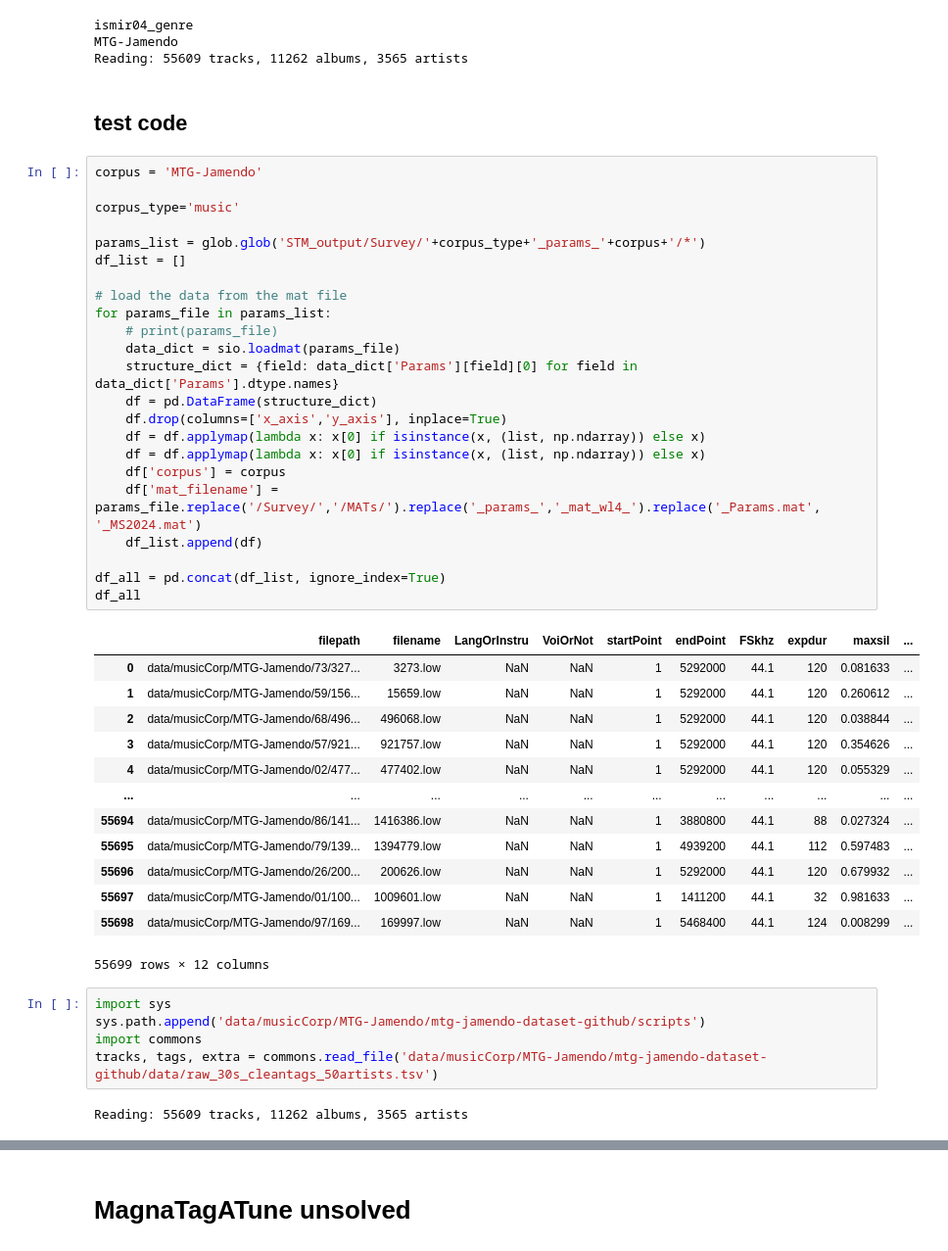
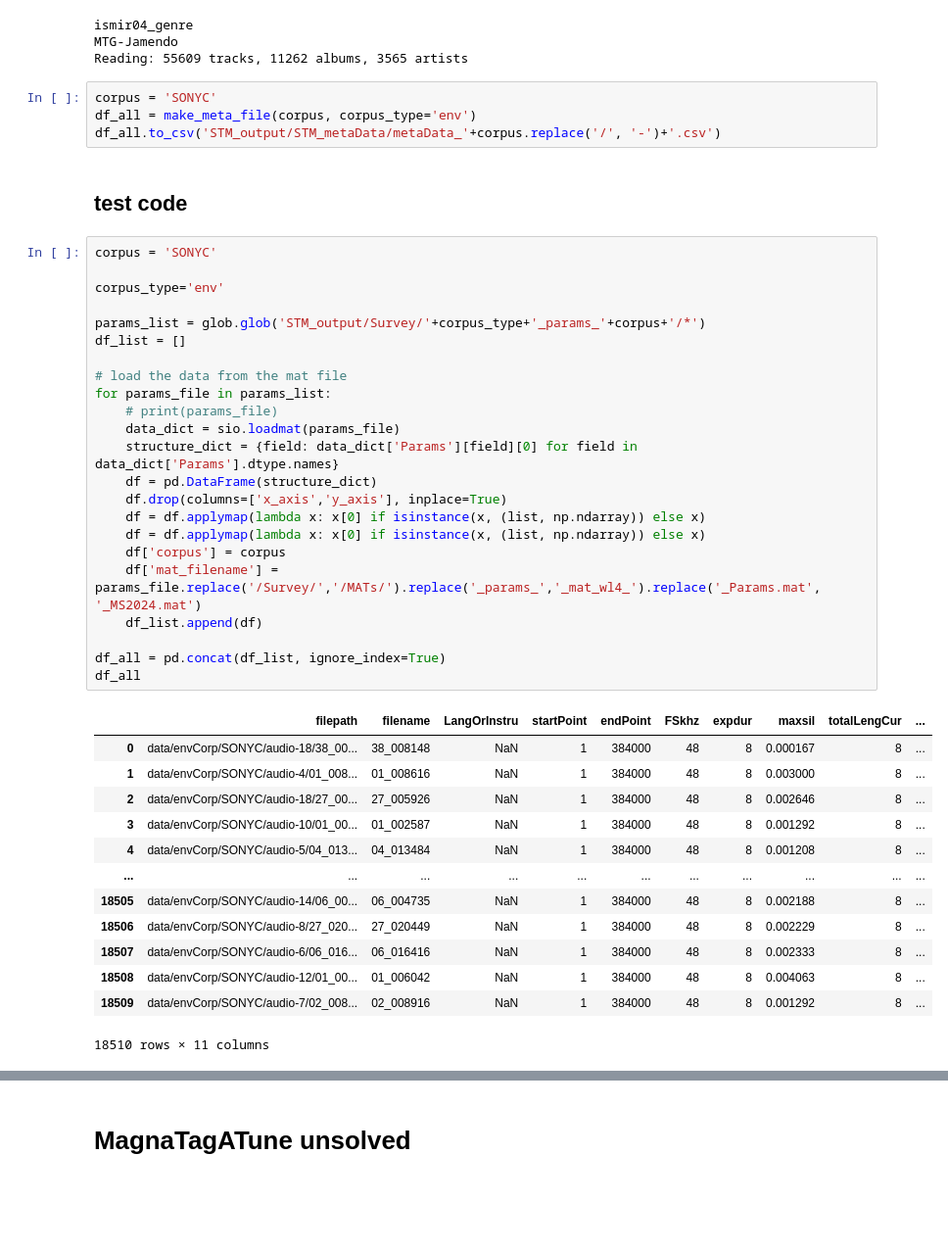
Before and after one commit to curlsloth/MusicSpeech-STM, a Jupyter notebook: STM03_build_meta_data.ipynb, the cells around one changed output, grey strips where cells are left out. Shown at 98% size. Drawn from its saved outputs; the diff is of its cells as text; blank space fills up the shorter version.

Commit message:
add SONYC

```diff
--- a/STM03_build_meta_data.ipynb
+++ b/STM03_build_meta_data.ipynb
@@ -436,49 +449,46 @@ fma_large
 ismir04_genre
 MTG-Jamendo
 Reading: 55609 tracks, 11262 albums, 3565 artists
+# %%
+corpus = 'SONYC'
+df_all = make_meta_file(corpus, corpus_type='env')
+df_all.to_csv('STM_output/STM_metaData/metaData_'+corpus.replace('/', '-')+'.csv')
 # %% [markdown]
 ## test code ##
 # %%
-corpus = 'MTG-Jamendo'
+corpus = 'SONYC'
 
-corpus_type='music'
+corpus_type='env'
 
 params_list = glob.glob('STM_output/Survey/'+corpus_type+'_params_'+corpus+'/*')
 df_list = []
 
 # load the data from the mat file
 for params_file in params_list:
     # print(params_file)
     data_dict = sio.loadmat(params_file)
     structure_dict = {field: data_dict['Params'][field][0] for field in data_dict['Params'].dtype.names}
     df = pd.DataFrame(structure_dict)
     df.drop(columns=['x_axis','y_axis'], inplace=True)
     df = df.applymap(lambda x: x[0] if isinstance(x, (list, np.ndarray)) else x)
     df = df.applymap(lambda x: x[0] if isinstance(x, (list, np.ndarray)) else x)
     df['corpus'] = corpus
     df['mat_filename'] = params_file.replace('/Survey/','/MATs/').replace('_params_','_mat_wl4_').replace('_Params.mat', '_MS2024.mat')
     df_list.append(df)
 
 df_all = pd.concat(df_list, ignore_index=True)
 df_all
 # %% [output]
-|  | filepath | filename | LangOrInstru | VoiOrNot | startPoint | endPoint | FSkhz | expdur | maxsil | ... |
-| 0 | data/musicCorp/MTG-Jamendo/73/327... | 3273.low | NaN | NaN | 1 | 5292000 | 44.1 | 120 | 0.081633 | ... |
-| 1 | data/musicCorp/MTG-Jamendo/59/156... | 15659.low | NaN | NaN | 1 | 5292000 | 44.1 | 120 | 0.260612 | ... |
-| 2 | data/musicCorp/MTG-Jamendo/68/496... | 496068.low | NaN | NaN | 1 | 5292000 | 44.1 | 120 | 0.038844 | ... |
-| 3 | data/musicCorp/MTG-Jamendo/57/921... | 921757.low | NaN | NaN | 1 | 5292000 | 44.1 | 120 | 0.354626 | ... |
-| 4 | data/musicCorp/MTG-Jamendo/02/477... | 477402.low | NaN | NaN | 1 | 5292000 | 44.1 | 120 | 0.055329 | ... |
+|  | filepath | filename | LangOrInstru | startPoint | endPoint | FSkhz | expdur | maxsil | totalLengCur | ... |
+| 0 | data/envCorp/SONYC/audio-18/38_00... | 38_008148 | NaN | 1 | 384000 | 48 | 8 | 0.000167 | 8 | ... |
+| 1 | data/envCorp/SONYC/audio-4/01_008... | 01_008616 | NaN | 1 | 384000 | 48 | 8 | 0.003000 | 8 | ... |
+| 2 | data/envCorp/SONYC/audio-18/27_00... | 27_005926 | NaN | 1 | 384000 | 48 | 8 | 0.002646 | 8 | ... |
+| 3 | data/envCorp/SONYC/audio-10/01_00... | 01_002587 | NaN | 1 | 384000 | 48 | 8 | 0.001292 | 8 | ... |
+| 4 | data/envCorp/SONYC/audio-5/04_013... | 04_013484 | NaN | 1 | 384000 | 48 | 8 | 0.001208 | 8 | ... |
 | ... | ... | ... | ... | ... | ... | ... | ... | ... | ... | ... |
-| 55694 | data/musicCorp/MTG-Jamendo/86/141... | 1416386.low | NaN | NaN | 1 | 3880800 | 44.1 | 88 | 0.027324 | ... |
-| 55695 | data/musicCorp/MTG-Jamendo/79/139... | 1394779.low | NaN | NaN | 1 | 4939200 | 44.1 | 112 | 0.597483 | ... |
-| 55696 | data/musicCorp/MTG-Jamendo/26/200... | 200626.low | NaN | NaN | 1 | 5292000 | 44.1 | 120 | 0.679932 | ... |
-| 55697 | data/musicCorp/MTG-Jamendo/01/100... | 1009601.low | NaN | NaN | 1 | 1411200 | 44.1 | 32 | 0.981633 | ... |
-| 55698 | data/musicCorp/MTG-Jamendo/97/169... | 169997.low | NaN | NaN | 1 | 5468400 | 44.1 | 124 | 0.008299 | ... |
+| 18505 | data/envCorp/SONYC/audio-14/06_00... | 06_004735 | NaN | 1 | 384000 | 48 | 8 | 0.002188 | 8 | ... |
+| 18506 | data/envCorp/SONYC/audio-8/27_020... | 27_020449 | NaN | 1 | 384000 | 48 | 8 | 0.002229 | 8 | ... |
+| 18507 | data/envCorp/SONYC/audio-6/06_016... | 06_016416 | NaN | 1 | 384000 | 48 | 8 | 0.002333 | 8 | ... |
+| 18508 | data/envCorp/SONYC/audio-12/01_00... | 01_006042 | NaN | 1 | 384000 | 48 | 8 | 0.004063 | 8 | ... |
+| 18509 | data/envCorp/SONYC/audio-7/02_008... | 02_008916 | NaN | 1 | 384000 | 48 | 8 | 0.001292 | 8 | ... |
-55699 rows × 12 columns
+18510 rows × 11 columns
-# %%
-import sys
-sys.path.append('data/musicCorp/MTG-Jamendo/mtg-jamendo-dataset-github/scripts')
-import commons
-tracks, tags, extra = commons.read_file('data/musicCorp/MTG-Jamendo/mtg-jamendo-dataset-github/data/raw_30s_cleantags_50artists.tsv')
-# %% [output]
-Reading: 55609 tracks, 11262 albums, 3565 artists
```
Also changed, not shown: parts of 15 cells of this notebook.
